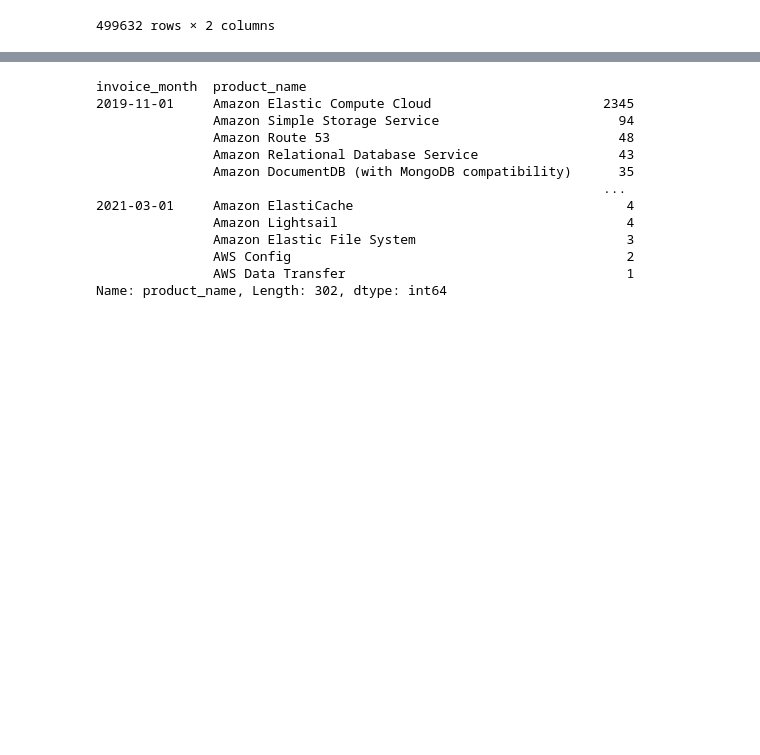
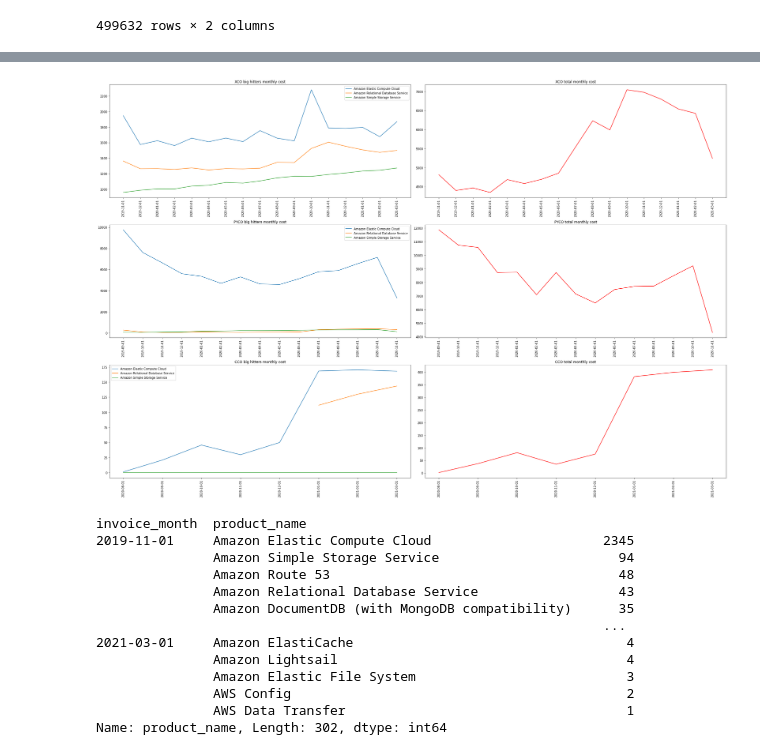
Before and after one commit to texasfight/ME379M_Hackathon, a Jupyter notebook: Notebooks/Irvin EDA.ipynb, the cells around one changed output, grey strips where cells are left out. Saved outputs shown, nothing was run; the diff lists cells and outputs as text; code cells hidden in the pictures; blank space fills up the shorter version.

```diff
--- a/Notebooks/Irvin EDA.ipynb
+++ b/Notebooks/Irvin EDA.ipynb
@@ -207,3 +207,28 @@ fig.savefig(r".\graphs.png")
+# %%
+final_df_list = []
+fig, ax = plt.subplots(3,2, figsize=(30,20))
+for index in range(len(company_names)):
+    inter_list = []
+
+    for hitter in range(len(top_hitters)):
+        new_monthly_df = hitter_monthly(company_dfs[index], top_hitters[hitter])
+        ax[index][0].plot(new_monthly_df)
+        ax[index][0].tick_params("x", rotation=90)
+        inter_list.append(new_monthly_df)
+
+
+    ax[index][0].set_title(str(company_names[index]) + " big hitters monthly cost")
+    ax[index][0].legend(top_hitters)
+    final_df_list.append(inter_list)
+    agg_df = time_cost_agg(company_dfs[index])
+    ax[index][1].plot(agg_df, color="red")
+    ax[index][1].set_title(str(company_names[index]) + " total monthly cost")
+    ax[index][1].tick_params("x", rotation=90)
+
+fig.tight_layout()
+fig.savefig(r".\graphs_mod.png")
+# %% [output]
+[figure, added]
 # %%
 dfXCO.groupby("invoice_month")["product_name"].value_counts()
 # %% [output]
```
Also changed, not shown: parts of 1 cell of this notebook, 2 other files.
